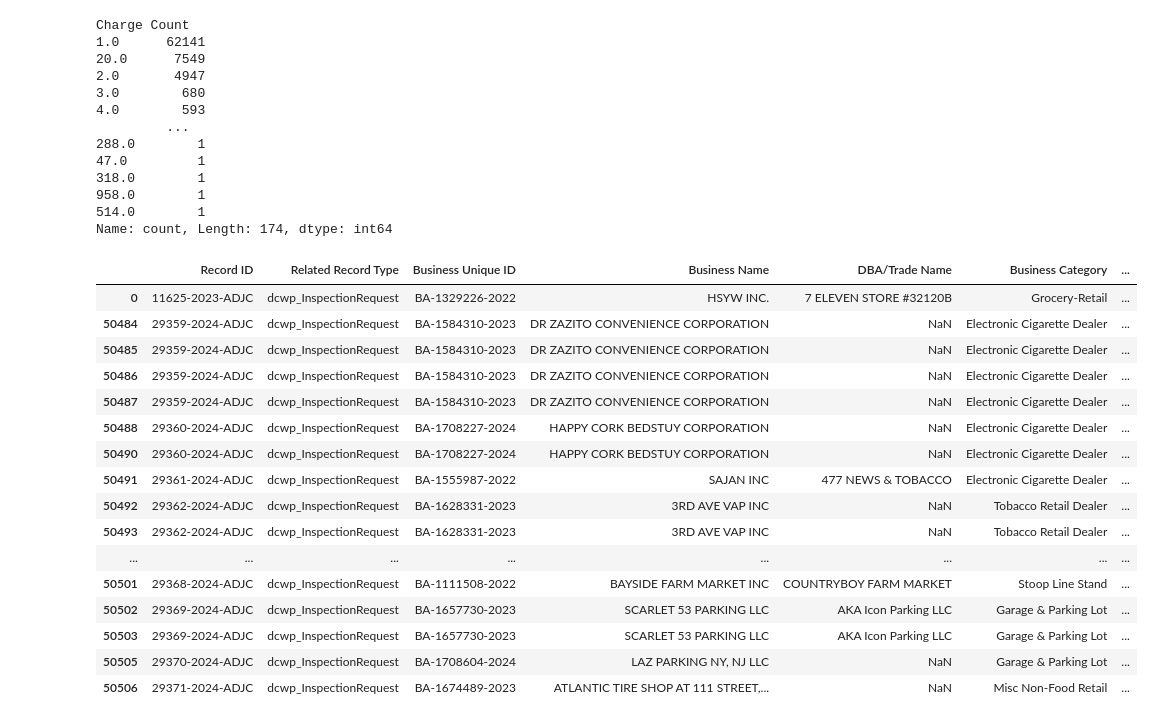
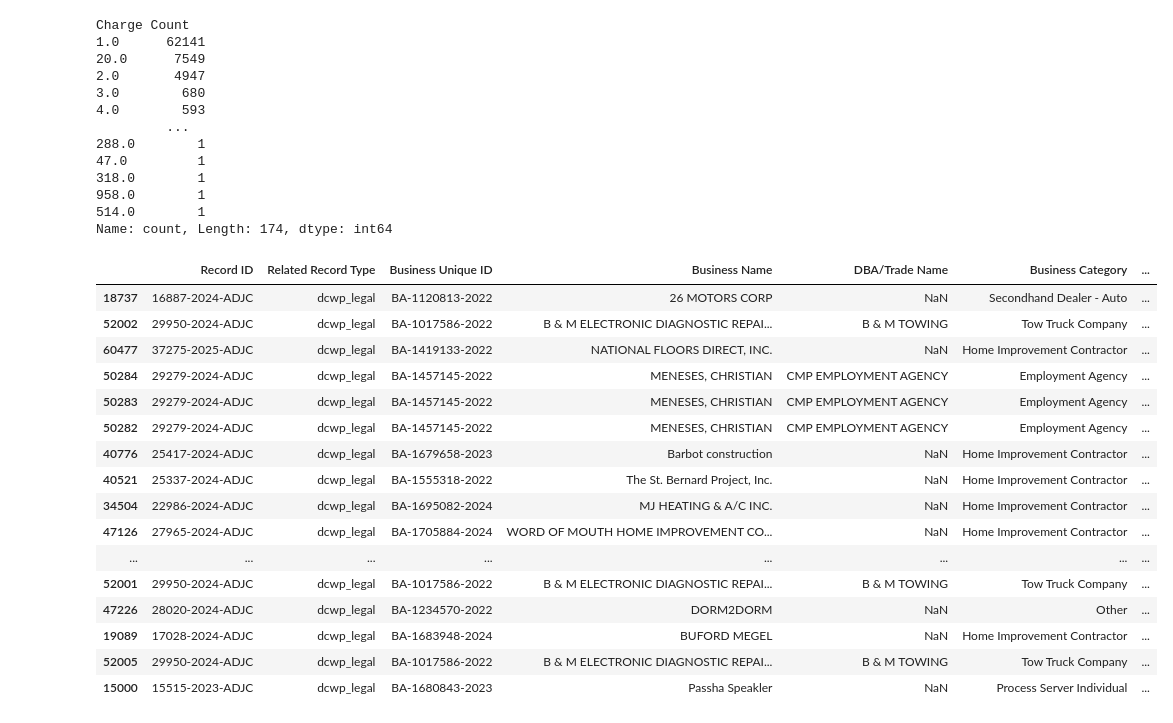
Before and after one commit to lizziewalsh92/DCWP_DataHubProject, a Jupyter notebook: Memo_6.23_2.ipynb, the cells around one changed output. Saved outputs shown, nothing was run; the diff lists cells and outputs as text; code cells hidden in the pictures.

```diff
--- a/Memo_6.23_2.ipynb
+++ b/Memo_6.23_2.ipynb
@@ -432,22 +453,22 @@ Charge Count
 514.0        1
 Name: count, Length: 174, dtype: int64
 # %%
-DF_CHARGES.sort_values(by=["Charge Count"]).head(20)
+DF_CHARGES.sort_values(by=["Charge Count"], ascending= False).head(20)
 # %% [output]
 |  | Record ID | Related Record Type | Business Unique ID | Business Name | DBA/Trade Name | Business Category | ... |
-| 0 | 11625-2023-ADJC | dcwp_InspectionRequest | BA-1329226-2022 | HSYW INC. | 7 ELEVEN STORE #32120B | Grocery-Retail | ... |
-| 50484 | 29359-2024-ADJC | dcwp_InspectionRequest | BA-1584310-2023 | DR ZAZITO CONVENIENCE CORPORATION | NaN | Electronic Cigarette Dealer | ... |
-| 50485 | 29359-2024-ADJC | dcwp_InspectionRequest | BA-1584310-2023 | DR ZAZITO CONVENIENCE CORPORATION | NaN | Electronic Cigarette Dealer | ... |
-| 50486 | 29359-2024-ADJC | dcwp_InspectionRequest | BA-1584310-2023 | DR ZAZITO CONVENIENCE CORPORATION | NaN | Electronic Cigarette Dealer | ... |
-| 50487 | 29359-2024-ADJC | dcwp_InspectionRequest | BA-1584310-2023 | DR ZAZITO CONVENIENCE CORPORATION | NaN | Electronic Cigarette Dealer | ... |
-| 50488 | 29360-2024-ADJC | dcwp_InspectionRequest | BA-1708227-2024 | HAPPY CORK BEDSTUY CORPORATION | NaN | Electronic Cigarette Dealer | ... |
-| 50490 | 29360-2024-ADJC | dcwp_InspectionRequest | BA-1708227-2024 | HAPPY CORK BEDSTUY CORPORATION | NaN | Electronic Cigarette Dealer | ... |
-| 50491 | 29361-2024-ADJC | dcwp_InspectionRequest | BA-1555987-2022 | SAJAN INC | 477 NEWS & TOBACCO | Electronic Cigarette Dealer | ... |
-| 50492 | 29362-2024-ADJC | dcwp_InspectionRequest | BA-1628331-2023 | 3RD AVE VAP INC | NaN | Tobacco Retail Dealer | ... |
-| 50493 | 29362-2024-ADJC | dcwp_InspectionRequest | BA-1628331-2023 | 3RD AVE VAP INC | NaN | Tobacco Retail Dealer | ... |
+| 18737 | 16887-2024-ADJC | dcwp_legal | BA-1120813-2022 | 26 MOTORS CORP | NaN | Secondhand Dealer - Auto | ... |
+| 52002 | 29950-2024-ADJC | dcwp_legal | BA-1017586-2022 | B & M ELECTRONIC DIAGNOSTIC REPAI... | B & M TOWING | Tow Truck Company | ... |
+| 60477 | 37275-2025-ADJC | dcwp_legal | BA-1419133-2022 | NATIONAL FLOORS DIRECT, INC. | NaN | Home Improvement Contractor | ... |
+| 50284 | 29279-2024-ADJC | dcwp_legal | BA-1457145-2022 | MENESES, CHRISTIAN | CMP EMPLOYMENT AGENCY | Employment Agency | ... |
+| 50283 | 29279-2024-ADJC | dcwp_legal | BA-1457145-2022 | MENESES, CHRISTIAN | CMP EMPLOYMENT AGENCY | Employment Agency | ... |
+| 50282 | 29279-2024-ADJC | dcwp_legal | BA-1457145-2022 | MENESES, CHRISTIAN | CMP EMPLOYMENT AGENCY | Employment Agency | ... |
+| 40776 | 25417-2024-ADJC | dcwp_legal | BA-1679658-2023 | Barbot construction | NaN | Home Improvement Contractor | ... |
+| 40521 | 25337-2024-ADJC | dcwp_legal | BA-1555318-2022 | The St. Bernard Project, Inc. | NaN | Home Improvement Contractor | ... |
+| 34504 | 22986-2024-ADJC | dcwp_legal | BA-1695082-2024 | MJ HEATING & A/C INC. | NaN | Home Improvement Contractor | ... |
+| 47126 | 27965-2024-ADJC | dcwp_legal | BA-1705884-2024 | WORD OF MOUTH HOME IMPROVEMENT CO... | NaN | Home Improvement Contractor | ... |
 | ... | ... | ... | ... | ... | ... | ... | ... |
-| 50501 | 29368-2024-ADJC | dcwp_InspectionRequest | BA-1111508-2022 | BAYSIDE FARM MARKET INC | COUNTRYBOY FARM MARKET | Stoop Line Stand | ... |
-| 50502 | 29369-2024-ADJC | dcwp_InspectionRequest | BA-1657730-2023 | SCARLET 53 PARKING LLC | AKA Icon Parking LLC | Garage & Parking Lot | ... |
-| 50503 | 29369-2024-ADJC | dcwp_InspectionRequest | BA-1657730-2023 | SCARLET 53 PARKING LLC | AKA Icon Parking LLC | Garage & Parking Lot | ... |
-| 50505 | 29370-2024-ADJC | dcwp_InspectionRequest | BA-1708604-2024 | LAZ PARKING NY, NJ LLC | NaN | Garage & Parking Lot | ... |
-| 50506 | 29371-2024-ADJC | dcwp_InspectionRequest | BA-1674489-2023 | ATLANTIC TIRE SHOP AT 111 STREET,... | NaN | Misc Non-Food Retail | ... |
+| 52001 | 29950-2024-ADJC | dcwp_legal | BA-1017586-2022 | B & M ELECTRONIC DIAGNOSTIC REPAI... | B & M TOWING | Tow Truck Company | ... |
+| 47226 | 28020-2024-ADJC | dcwp_legal | BA-1234570-2022 | DORM2DORM | NaN | Other | ... |
+| 19089 | 17028-2024-ADJC | dcwp_legal | BA-1683948-2024 | BUFORD MEGEL | NaN | Home Improvement Contractor | ... |
+| 52005 | 29950-2024-ADJC | dcwp_legal | BA-1017586-2022 | B & M ELECTRONIC DIAGNOSTIC REPAI... | B & M TOWING | Tow Truck Company | ... |
+| 15000 | 15515-2023-ADJC | dcwp_legal | BA-1680843-2023 | Passha Speakler | NaN | Process Server Individual | ... |
```
Also changed, not shown: parts of 39 cells of this notebook.
